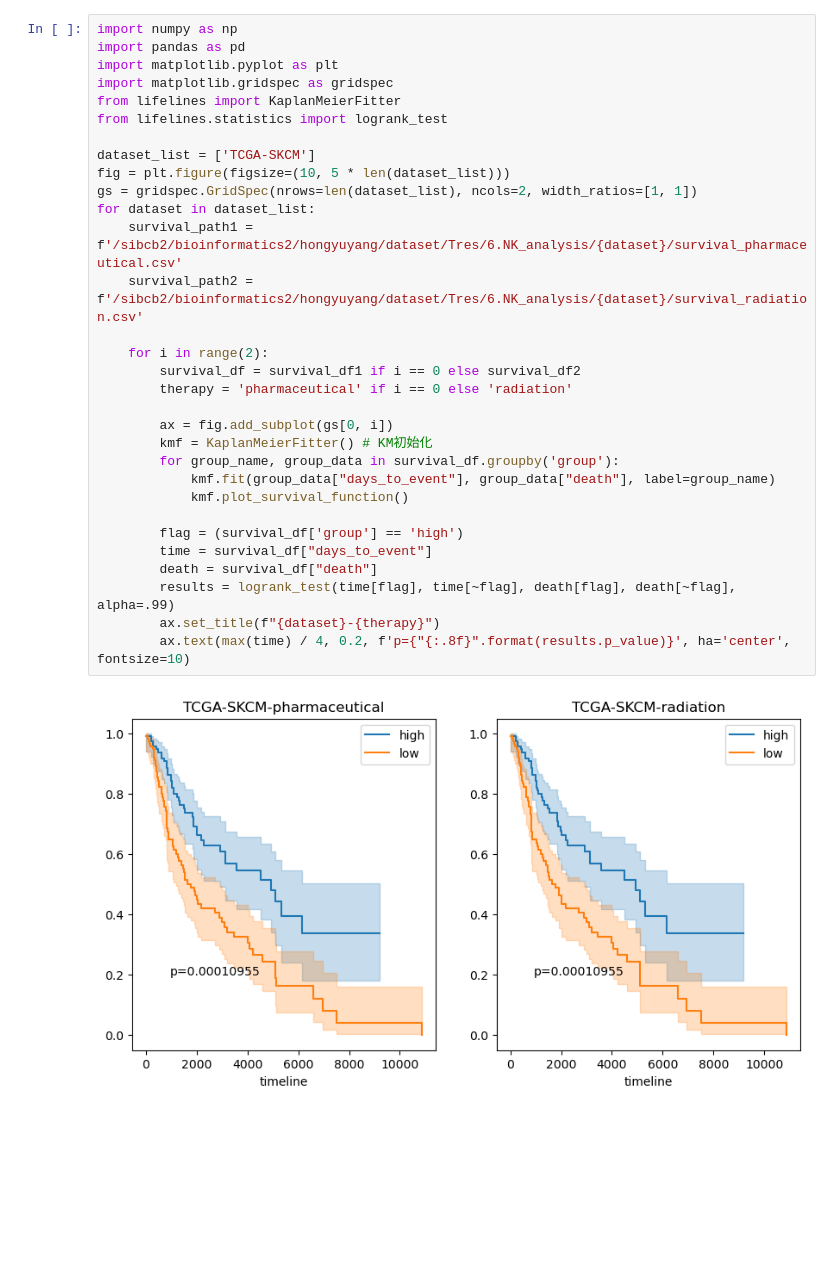
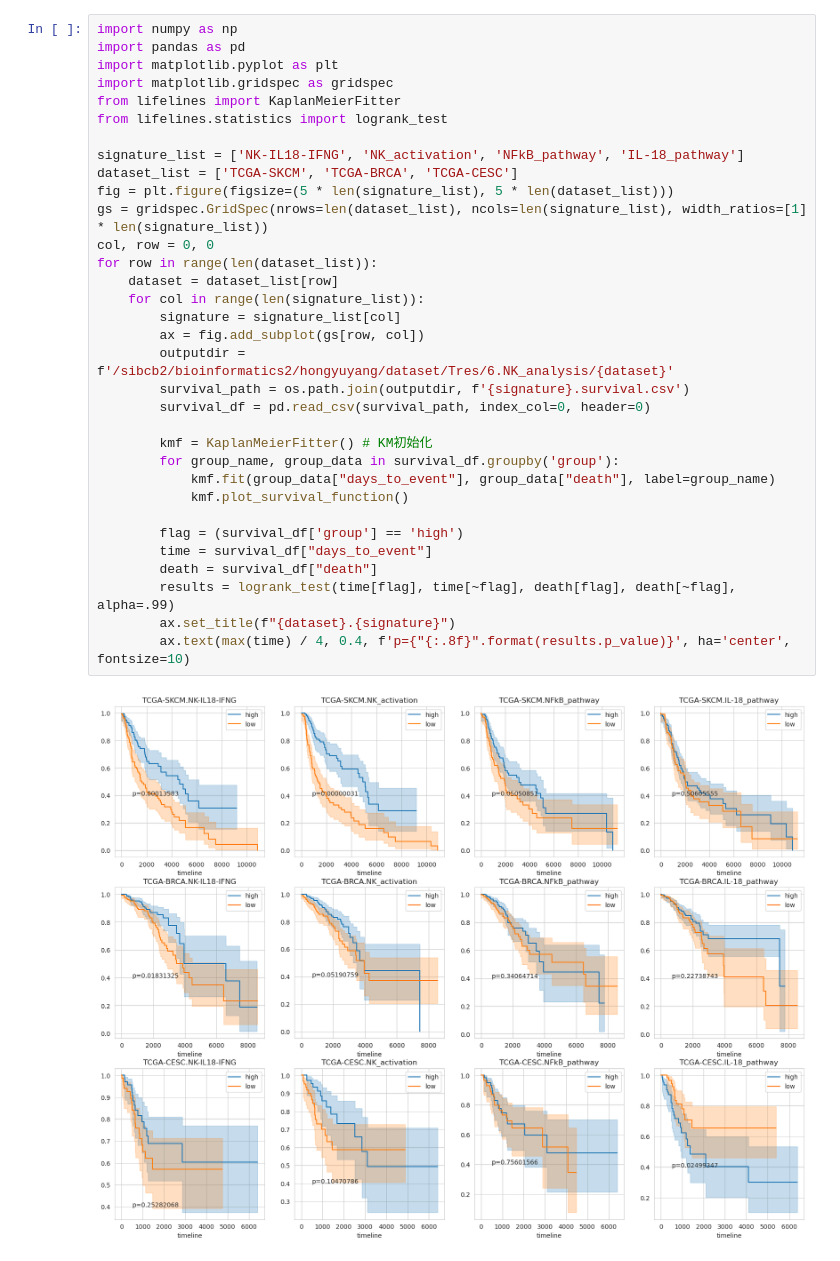
Before and after one commit to yoyoong/Tres, a Jupyter notebook: 6.NK_analysis/plot.ipynb, the cells around one changed output. Drawn from its saved outputs; the diff is of its cells as text; blank space fills up the shorter version.

```diff
--- a/6.NK_analysis/plot.ipynb
+++ b/6.NK_analysis/plot.ipynb
@@ -73,33 +148,35 @@ See the caveats in the documentation: https://pandas.pydata.org/pandas-docs/stab
 # %%
 import numpy as np
 import pandas as pd
 import matplotlib.pyplot as plt
 import matplotlib.gridspec as gridspec
 from lifelines import KaplanMeierFitter
 from lifelines.statistics import logrank_test
 
-dataset_list = ['TCGA-SKCM']
-fig = plt.figure(figsize=(10, 5 * len(dataset_list)))
-gs = gridspec.GridSpec(nrows=len(dataset_list), ncols=2, width_ratios=[1, 1])
-for dataset in dataset_list:
-    survival_path1 = f'/sibcb2/bioinformatics2/hongyuyang/dataset/Tres/6.NK_analysis/{dataset}/survival_pharmaceutical.csv'
-    survival_path2 = f'/sibcb2/bioinformatics2/hongyuyang/dataset/Tres/6.NK_analysis/{dataset}/survival_radiation.csv'
+signature_list = ['NK-IL18-IFNG', 'NK_activation', 'NFkB_pathway', 'IL-18_pathway']
+dataset_list = ['TCGA-SKCM', 'TCGA-BRCA', 'TCGA-CESC']
+fig = plt.figure(figsize=(5 * len(signature_list), 5 * len(dataset_list)))
+gs = gridspec.GridSpec(nrows=len(dataset_list), ncols=len(signature_list), width_ratios=[1] * len(signature_list))
+col, row = 0, 0
+for row in range(len(dataset_list)):
+    dataset = dataset_list[row]
+    for col in range(len(signature_list)):
+        signature = signature_list[col]
+        ax = fig.add_subplot(gs[row, col])
+        outputdir = f'/sibcb2/bioinformatics2/hongyuyang/dataset/Tres/6.NK_analysis/{dataset}'
+        survival_path = os.path.join(outputdir, f'{signature}.survival.csv')
+        survival_df = pd.read_csv(survival_path, index_col=0, header=0)
 
-    for i in range(2):
-        survival_df = survival_df1 if i == 0 else survival_df2
-        therapy = 'pharmaceutical' if i == 0 else 'radiation'
-
-        ax = fig.add_subplot(gs[0, i])
         kmf = KaplanMeierFitter() # KM初始化
         for group_name, group_data in survival_df.groupby('group'):
             kmf.fit(group_data["days_to_event"], group_data["death"], label=group_name)
             kmf.plot_survival_function()
 
         flag = (survival_df['group'] == 'high')
         time = survival_df["days_to_event"]
         death = survival_df["death"]
         results = logrank_test(time[flag], time[~flag], death[flag], death[~flag], alpha=.99)
-        ax.set_title(f"{dataset}-{therapy}")
-        ax.text(max(time) / 4, 0.2, f'p={"{:.8f}".format(results.p_value)}', ha='center', fontsize=10)
+        ax.set_title(f"{dataset}.{signature}")
+        ax.text(max(time) / 4, 0.4, f'p={"{:.8f}".format(results.p_value)}', ha='center', fontsize=10)
 # %% [output]
-[figure, old version]
+[figure, new version]
```
Also changed, not shown: parts of 2 cells of this notebook, 6 other files.
